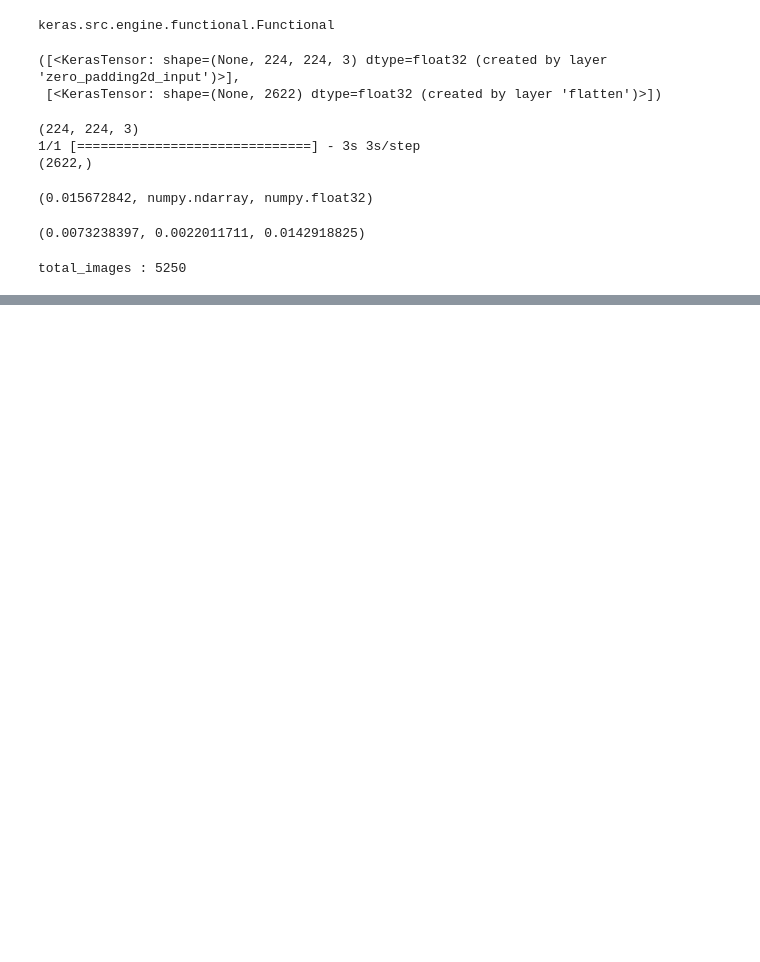
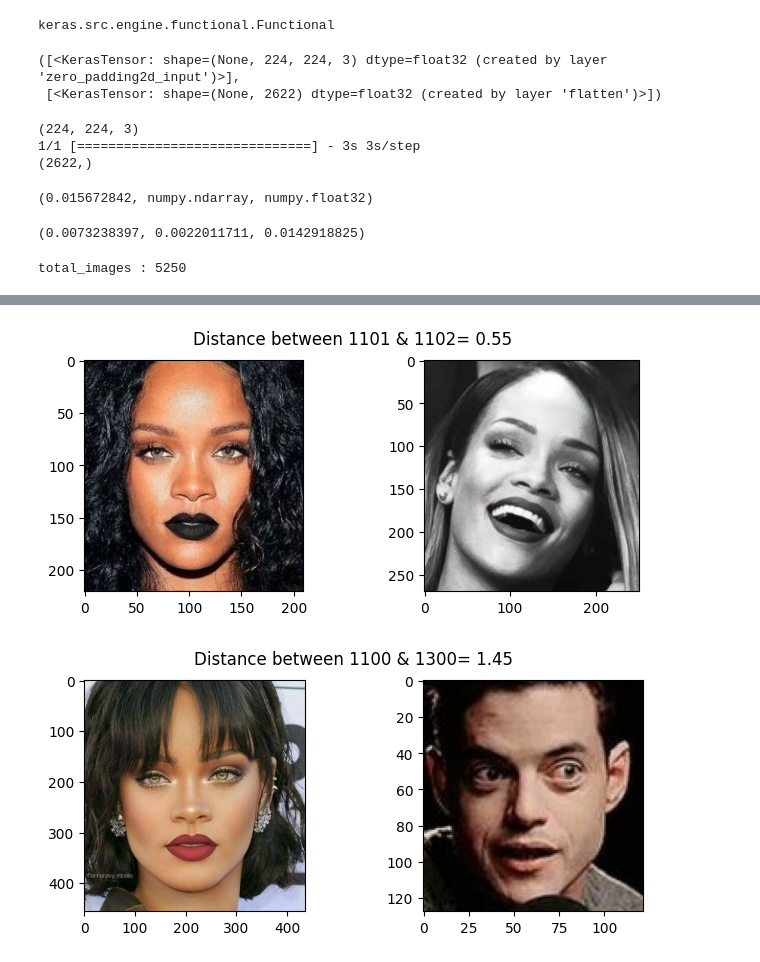
Before and after one commit to Dhruv-Limbani/Image-Similarity-Model, a Jupyter notebook: Face_Image_Similarity_Model_final_working.ipynb, the cells around one changed output, grey strips where cells are left out. Saved outputs shown, nothing was run; the diff lists cells and outputs as text; code cells hidden in the pictures; blank space fills up the shorter version.

```diff
--- a/Face_Image_Similarity_Model_final_working.ipynb
+++ b/Face_Image_Similarity_Model_final_working.ipynb
@@ -252,0 +244,6 @@ array([ 0.00609213,  0.0066778 ,  0.01688961, ..., -0.02192893,
+# %%
+show_pair(1101, 1102)
+show_pair(1100, 1300)
+# %% [output]
+[figure, added]
+[figure, added]
```
Also changed, not shown: parts of 37 cells of this notebook.
